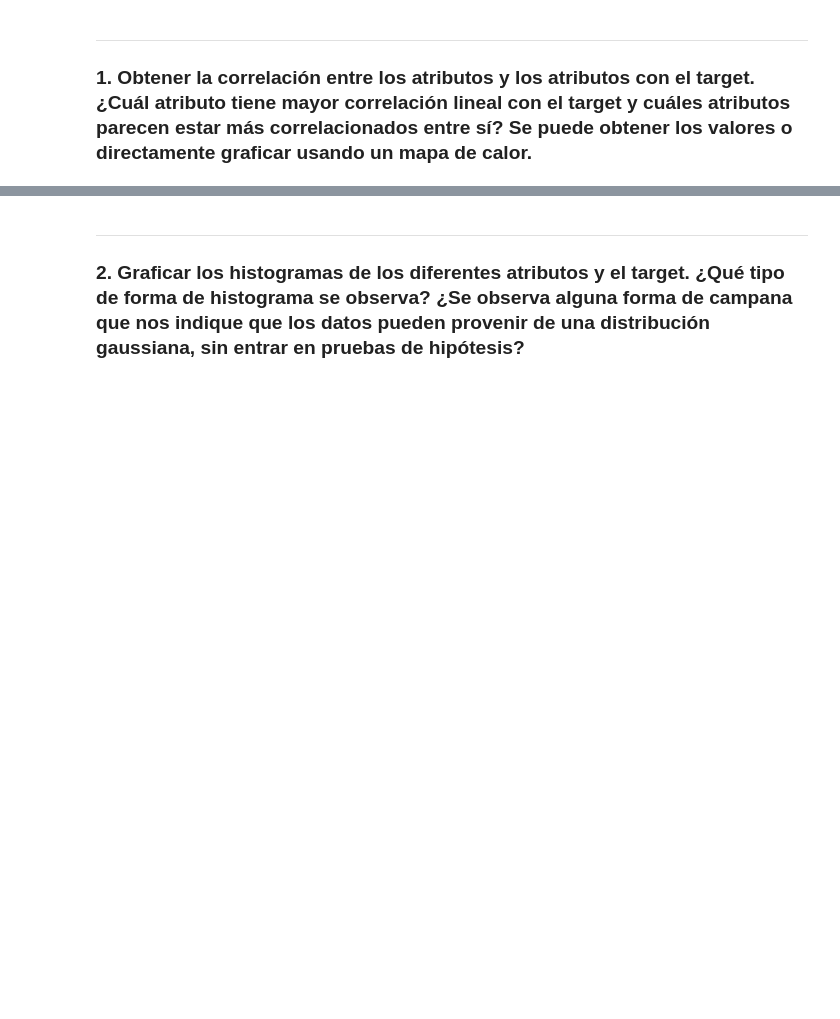
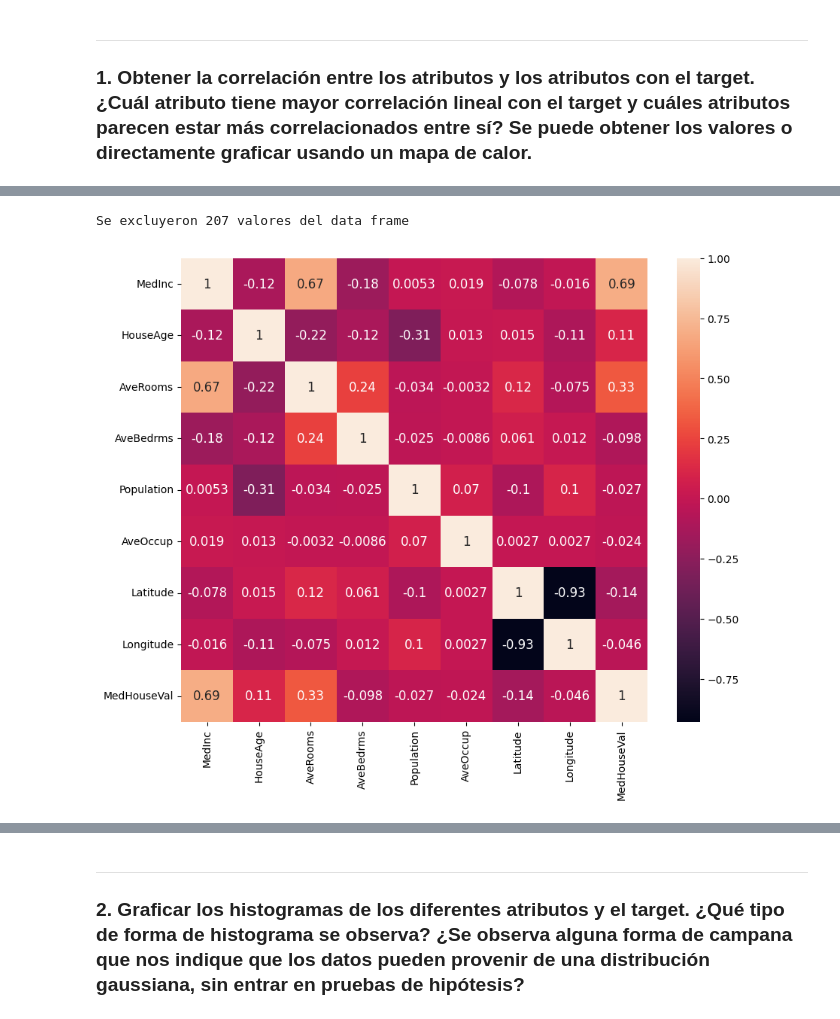
Before and after one commit to abrilnoguera/TP2-IIA, a Jupyter notebook: TP2.ipynb, the cells around one changed output, grey strips where cells are left out. Cells and saved outputs as stored; diff of their text form; code cells hidden in the pictures; blank space fills up the shorter version.

```diff
--- a/TP2.ipynb
+++ b/TP2.ipynb
@@ -53,0 +77,9 @@ Adjunto el link al repositorio con la resulución completa. [Repositorio de Gith
+# %%
+df_aux = df.loc[ (df["AveRooms"] < df.quantile(0.99)["AveRooms"])]
+plt.figure(figsize=[10,8])
+correlations =df_aux.corr()
+sns.heatmap(correlations, annot=True, annot_kws={'size':12})
+print(f"Se excluyeron {df.shape[0] - df_aux.shape[0]} valores del data frame")
+# %% [output]
+Se excluyeron 207 valores del data frame
+[figure, added]
```
Also changed, not shown: parts of 10 cells of this notebook.
